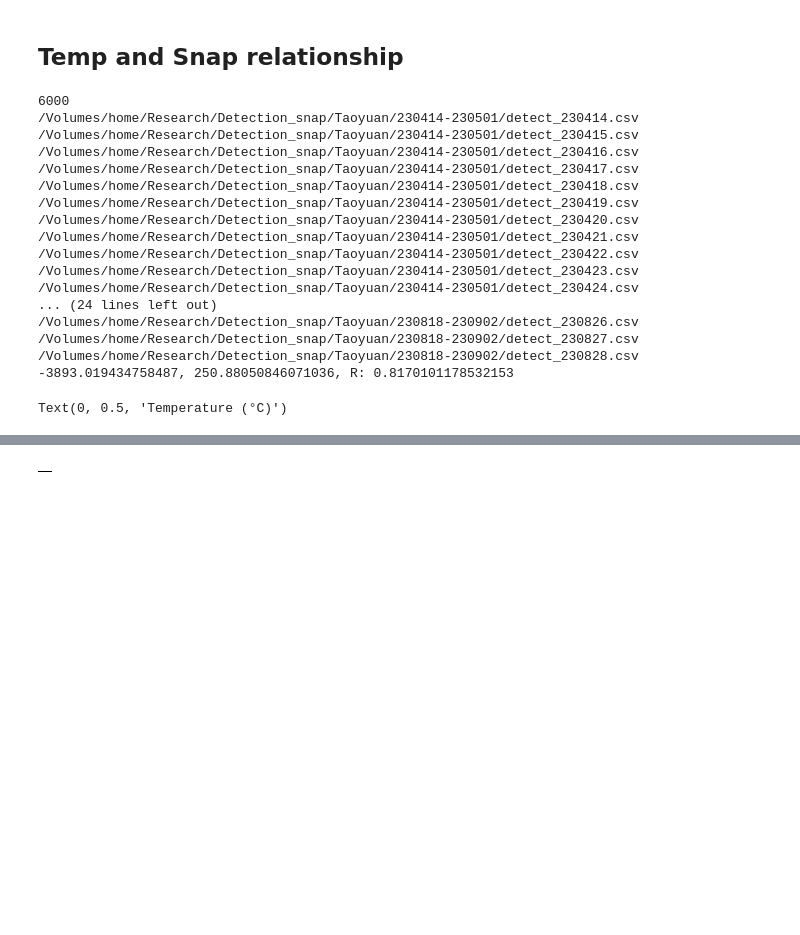
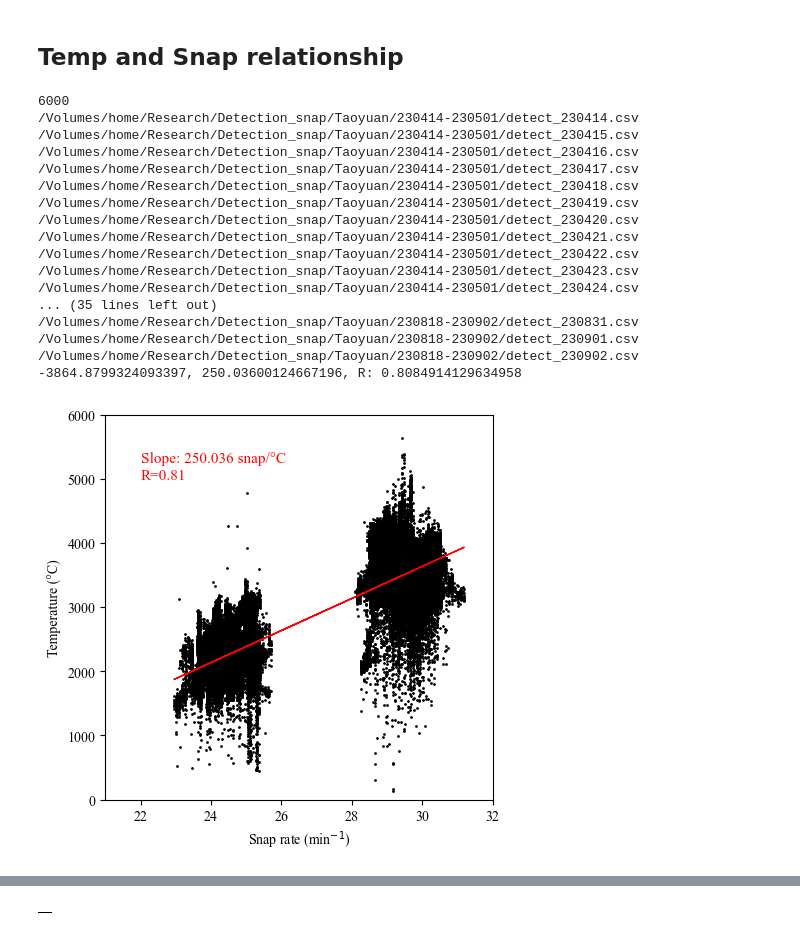
Before and after one commit to jhtong33/Code, a Jupyter notebook: 04.2_Plot_SnapRate_3stage.ipynb, the cells around one changed output, grey strips where cells are left out. Cells and saved outputs as stored; diff of their text form; code cells hidden in the pictures; blank space fills up the shorter version.

```diff
--- a/04.2_Plot_SnapRate_3stage.ipynb
+++ b/04.2_Plot_SnapRate_3stage.ipynb
@@ -224,7 +224,6 @@ for filepath in sorted(glob.glob(f'{path}/*csv')):
             corres_time = alltemp[alltemp['Time'] >= np.datetime64(f'{time.year}-{str(time.month).zfill(2)}-{str(time.day).zfill(2)}T{str(time.hour).zfill(2)}:{str(time.minute).zfill(2)}:00')]
             # corres_time = alltemp[alltemp['Time'] <= np.datetime64(f'{time.year}-{str(time.month).zfill(2)}-{str(time.day).zfill(2)}T{str(time.hour).zfill(2)}:{str(time.minute).zfill(2)}:59')]
             corres_temp = corres_time['Temp'].values[0]
-            ax.scatter(corres_temp, peak, c='k', marker='o', s=1 )
             clear_temp_df['Time'].append(time)
             clear_temp_df['Temp'].append(corres_temp)
         except Exception as e:
@@ -233,43 +232,46 @@ for filepath in sorted(glob.glob(f'{path}/*csv')):
     alldf = pd.concat([alldf, df])
     print(filepath)
 
 
 
 # alldf = alldf[alldf['Peak']<=ymax]
 # alldf = alldf[alldf['SPLrms']<=128]
 from scipy import stats
 from scipy import stats
 res = stats.linregress( clear_temp_df['Temp'], alldf['Peak'])
 
+plt.scatter(clear_temp_df['Temp'], alldf['Peak'],  c='k', marker='o', s=1 )
 plt.plot(clear_temp_df['Temp'],  res.intercept + res.slope * np.array(clear_temp_df['Temp']), 'r', lw=1)
 print(f"{res.intercept}, {res.slope}, R: {res.rvalue}")
 
-text = f'{round(res.intercept,3)}$\pm${round(res.slope,3)}snap/°C \n R={round(res.rvalue,2)}'
-plt.text(22, ymax-2000, text, fontsize=11, color='red')
+
+text = f'Slope: {round(res.slope,3)} snap/°C \nR={round(res.rvalue,2)}'
+plt.text(22, ymax-1000, text, fontsize=11, color='red')
 ax.set_ylim(0, ymax)
-ax.set_xlim(20, 32)
+ax.set_xlim(21, 32)
 ax.set_xlabel('Snap rate (min$^{-1}$)')
 ax.set_ylabel('Temperature (°C)')
-# if savefig:
-#     plt.savefig(f'../Results/Detection_snap/{place}_{year}04_relation.png', dpi=200, bbox_inches='tight')
-#     plt.savefig(f'../Results/Detection_snap/{place}_{year}04_relation.pdf', dpi=200)
+if savefig:
+    print('SAVING ....')
+    plt.savefig(f'../Results/Detection_snap/{place}_{year}_temp_relation.png', dpi=200, bbox_inches='tight')
+    plt.savefig(f'../Results/Detection_snap/{place}_{year}_temp_relation.pdf', dpi=200)
 # %% [output]
 6000
 /Volumes/home/Research/Detection_snap/Taoyuan/230414-230501/detect_230414.csv
 /Volumes/home/Research/Detection_snap/Taoyuan/230414-230501/detect_230415.csv
 /Volumes/home/Research/Detection_snap/Taoyuan/230414-230501/detect_230416.csv
 /Volumes/home/Research/Detection_snap/Taoyuan/230414-230501/detect_230417.csv
 /Volumes/home/Research/Detection_snap/Taoyuan/230414-230501/detect_230418.csv
 /Volumes/home/Research/Detection_snap/Taoyuan/230414-230501/detect_230419.csv
 /Volumes/home/Research/Detection_snap/Taoyuan/230414-230501/detect_230420.csv
 /Volumes/home/Research/Detection_snap/Taoyuan/230414-230501/detect_230421.csv
 /Volumes/home/Research/Detection_snap/Taoyuan/230414-230501/detect_230422.csv
 /Volumes/home/Research/Detection_snap/Taoyuan/230414-230501/detect_230423.csv
 /Volumes/home/Research/Detection_snap/Taoyuan/230414-230501/detect_230424.csv
-... (24 lines left out)
-/Volumes/home/Research/Detection_snap/Taoyuan/230818-230902/detect_230826.csv
-/Volumes/home/Research/Detection_snap/Taoyuan/230818-230902/detect_230827.csv
-/Volumes/home/Research/Detection_snap/Taoyuan/230818-230902/detect_230828.csv
--3893.019434758487, 250.88050846071036, R: 0.8170101178532153
+... (35 lines left out)
+/Volumes/home/Research/Detection_snap/Taoyuan/230818-230902/detect_230831.csv
+/Volumes/home/Research/Detection_snap/Taoyuan/230818-230902/detect_230901.csv
+/Volumes/home/Research/Detection_snap/Taoyuan/230818-230902/detect_230902.csv
+-3864.8799324093397, 250.03600124667196, R: 0.8084914129634958
-Text(0, 0.5, 'Temperature (°C)')
+[figure, added]
 # %%
```
Also changed, not shown: parts of 3 cells of this notebook, 2 other files.
